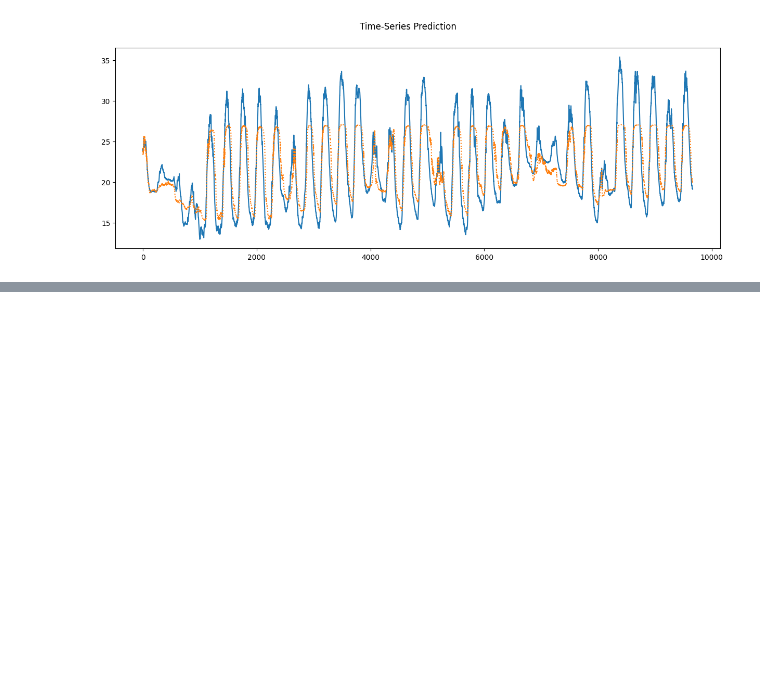
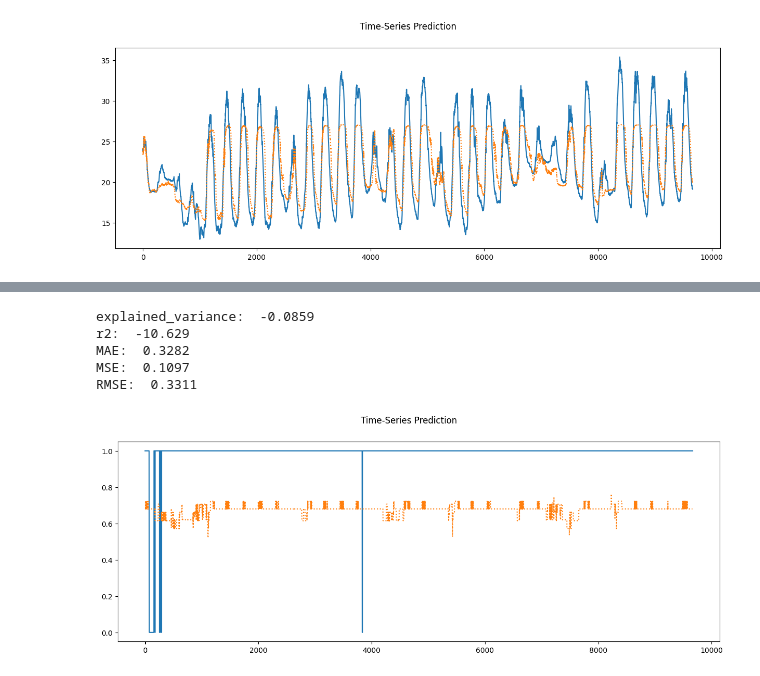
Before and after one commit to agtechresearch/tomato2023, a Jupyter notebook: src/ml/main.ipynb, the cells around one changed output, grey strips where cells are left out. Drawn from its saved outputs; the diff is of its cells as text; code cells hidden in the pictures; blank space fills up the shorter version.

Commit message:
FEAT: classification on LSTM

```diff
--- a/src/ml/main.ipynb
+++ b/src/ml/main.ipynb
@@ -102,0 +129,10 @@ plt.show()
+# %%
+df["SUB_MHRLS_OPRT_YN"] = df[["SUB_MHRLS_OPRT_YN_1","SUB_MHRLS_OPRT_YN_2", "SUB_MHRLS_OPRT_YN_3"]].apply(
+    lambda x: 0 if 0 in x.values else 1, axis=1)
+
+
+print(df["SUB_MHRLS_OPRT_YN"].value_counts())
+var = df["SUB_MHRLS_OPRT_YN"].var()
+for k in environment.keys():
+    covariance = df["SUB_MHRLS_OPRT_YN"].cov(df[k])
+    print(f"{environment[k]}: \t Cov is {covariance:.4f} \t Beta is {covariance/var:.4f}")
@@ -102,0 +157,11 @@ plt.show()
+# %%
+from util.process import MyDataset, Modeling
+from util.model import LSTM
+
+x_cols = environment.keys()
+y_cols = ["SUB_MHRLS_OPRT_YN"]
+data = MyDataset(df, x_cols, y_cols)
+train_loader, test_loader = data.preprocessing(train_ratio=0.8)
+# %%
+model = Modeling(LSTM, data, taskType="classification")
+model.train(100, train_loader, test_loader)
@@ -102,0 +180,18 @@ plt.show()
+# %%
+true_val, pred_val = model.eval(test_loader, data.y_test)
+# %% [output]
+explained_variance:  -0.0859
+r2:  -10.629
+MAE:  0.3282
+MSE:  0.1097
+RMSE:  0.3311
+# %%
+import matplotlib.pyplot as plt
+
+plt.figure(figsize=(15, 5))
+plt.plot(true_val)
+plt.plot(pred_val, linestyle='dotted')
+plt.suptitle('Time-Series Prediction')
+plt.show()
+# %% [output]
+[figure, added]
```
Also changed, not shown: parts of 8 cells of this notebook, 5 other files.
